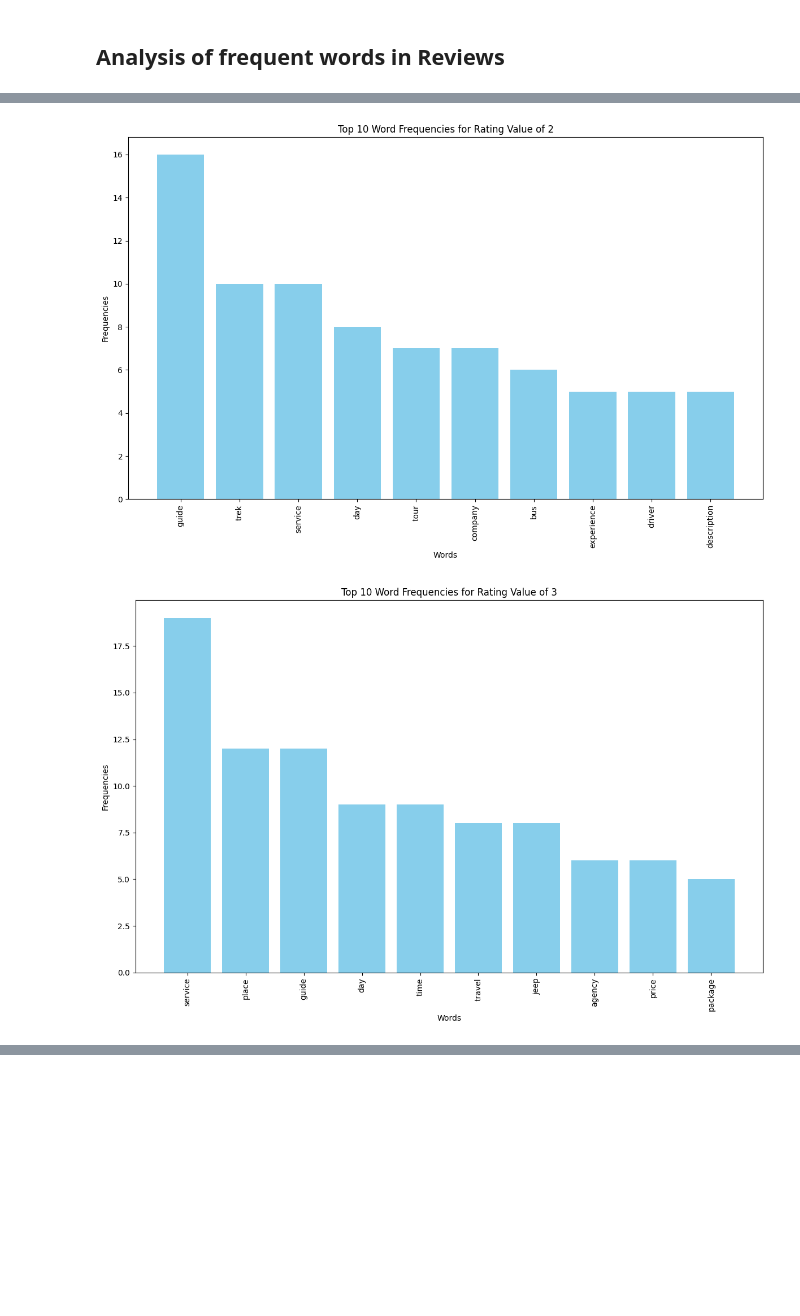
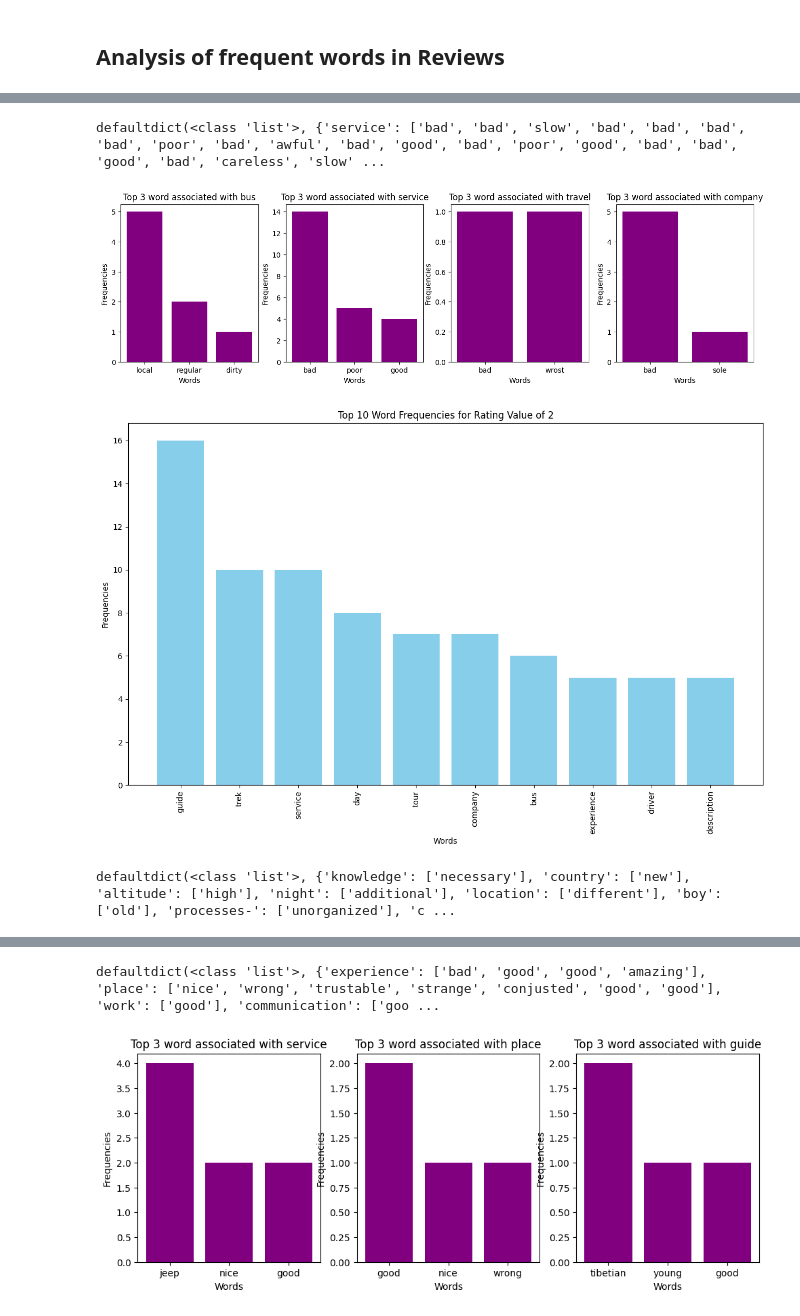
Before and after one commit to kaagaj-bottle/reviews_analysis, a Jupyter notebook: notebooks/reviews_analysis_rating.ipynb, the cells around one changed output, grey strips where cells are left out. Cells and saved outputs as stored; diff of their text form; code cells hidden in the pictures; blank space fills up the shorter version.

Commit message:
associated word adjectives added

```diff
--- a/notebooks/reviews_analysis_rating.ipynb
+++ b/notebooks/reviews_analysis_rating.ipynb
@@ -21,15 +21,20 @@ def get_nouns_by_freq(rating_text_dict,nlp,rating_value):
     docs = [nlp(text) for text in texts]
 
     freq_nouns = defaultdict(int)
+    associated_adjectives = defaultdict(list)
 
     for doc in docs:
         for token in doc:
             if not (token.is_stop or token.is_punct) and token.pos_=="NOUN":
                 freq_nouns[token.lemma_]+=1
+                for child in token.children:
+                    if not (child.is_punct or child.is_stop) and child.pos_ == 'ADJ':
+                        associated_adjectives[token.lemma_].append(child.lemma_)
 
     sorted_nouns_by_freq = sorted(freq_nouns.items(), key = lambda x:x[1], reverse = True)
+    words, frequencies = zip(*sorted_nouns_by_freq)
 
-    return zip(*sorted_nouns_by_freq)
+    return words, frequencies, associated_adjectives
 # %%
 import matplotlib.pyplot as plt
 def plot_words_frequencies(words, frequencies, rating_value, top_n):
@@ -46,12 +50,38 @@ def plot_words_frequencies(words, frequencies, rating_value, top_n):
     plt.show()
+# %%
+from collections import Counter
+def plot_associated_adjectives(parent_words,associated_adjectives,top_n=3):
+
+    plt.figure(figsize=(16,4))
+
+
+    for idx, word in enumerate(parent_words):
+        all_child_words = associated_adjectives[word]
+        if all_child_words==[]:
+            continue
+        sorted_freq_child_words = sorted(Counter(all_child_words).items(), key=lambda x:x[1], reverse=True)
+        adjective_words, freq = zip(*sorted_freq_child_words)
+
+        num_plots = top_n
+
+
+        plt.subplot(1,4,idx+1)
+        plt.bar(adjective_words[:top_n],freq[:top_n],color="purple")
+        plt.xlabel("Words")
+        plt.ylabel("Frequencies")
+        plt.title(f"Top {top_n} word associated with {word}" )
 # %%
-def plots_for_all_rating(rating_text_dict=rating_text_dict, nlp=nlp, top_n=10, rating_values=[1]):
+def plots_for_all_rating(rating_text_dict=rating_text_dict, nlp=nlp, top_n=10, rating_values=[1,2,3,4,5]):
     for value in rating_values:
-        words, frequencies = get_nouns_by_freq(rating_text_dict=rating_text_dict, nlp=nlp, rating_value=value)
+        words, frequencies, associated_adjectives = get_nouns_by_freq(rating_text_dict=rating_text_dict, nlp=nlp, rating_value=value)
         plot_words_frequencies(words=words, frequencies=frequencies, rating_value=value, top_n=top_n)
+        print(associated_adjectives)
+        plot_associated_adjectives(words[:4],associated_adjectives)
 # %%
-plots_for_all_rating(rating_text_dict, nlp, 10, [1,2,3,4,5])
+plots_for_all_rating(rating_text_dict, nlp, 10,rating_values=[1,2,3,4,5])
 # %% [output]
 [figure]
+defaultdict(<class 'list'>, {'service': ['bad', 'bad', 'slow', 'bad', 'bad', 'bad', 'bad', 'poor', 'bad', 'awful', 'bad', 'good', 'bad', 'poor', 'good', 'bad', 'bad', 'good', 'bad', 'careless', 'slow' ...
-[figure, old version]
+[figure, new version]
-[figure, old version]
+[figure, new version]
+defaultdict(<class 'list'>, {'knowledge': ['necessary'], 'country': ['new'], 'altitude': ['high'], 'night': ['additional'], 'location': ['different'], 'boy': ['old'], 'processes-': ['unorganized'], 'c ...
@@ -59,0 +90,2 @@ plots_for_all_rating(rating_text_dict, nlp, 10, [1,2,3,4,5])
+defaultdict(<class 'list'>, {'experience': ['bad', 'good', 'good', 'amazing'], 'place': ['nice', 'wrong', 'trustable', 'strange', 'conjusted', 'good', 'good'], 'work': ['good'], 'communication': ['goo ...
+[figure, added]
```
Also changed, not shown: parts of 2 cells of this notebook.
